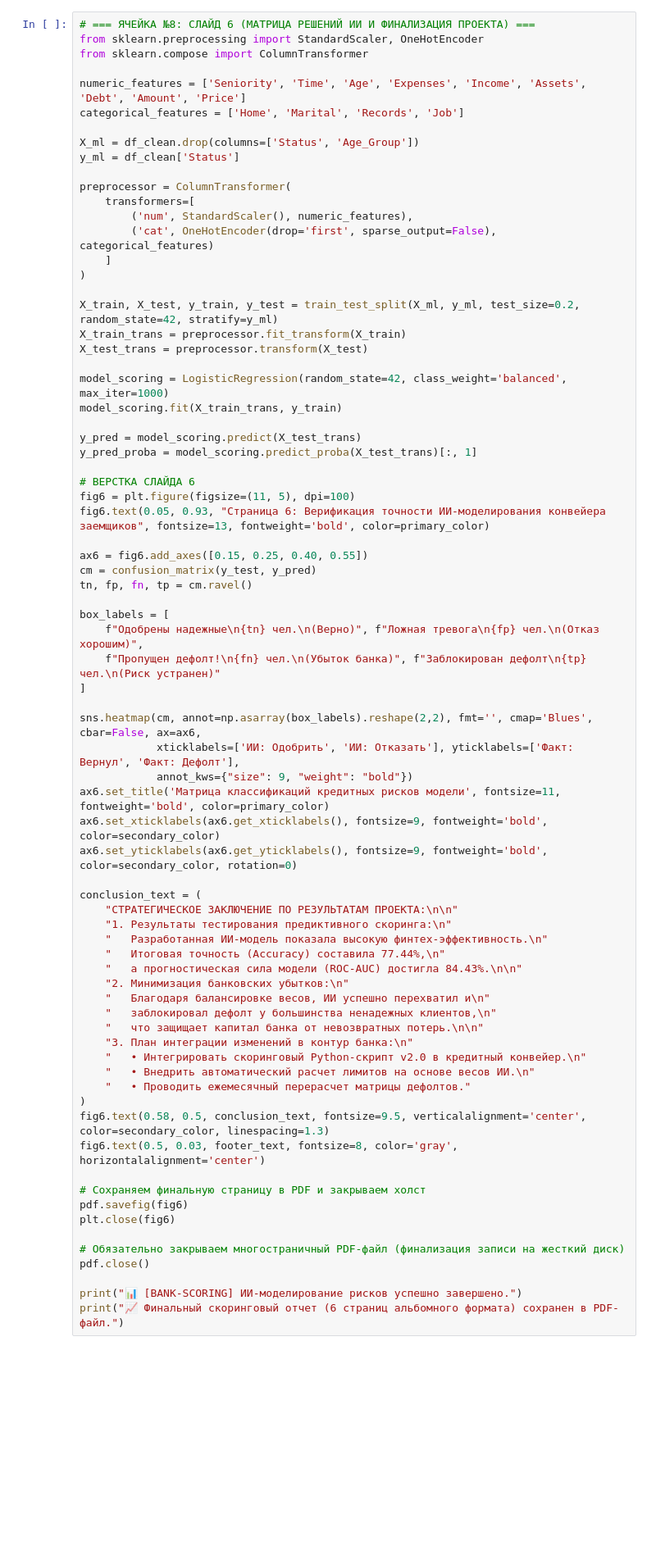
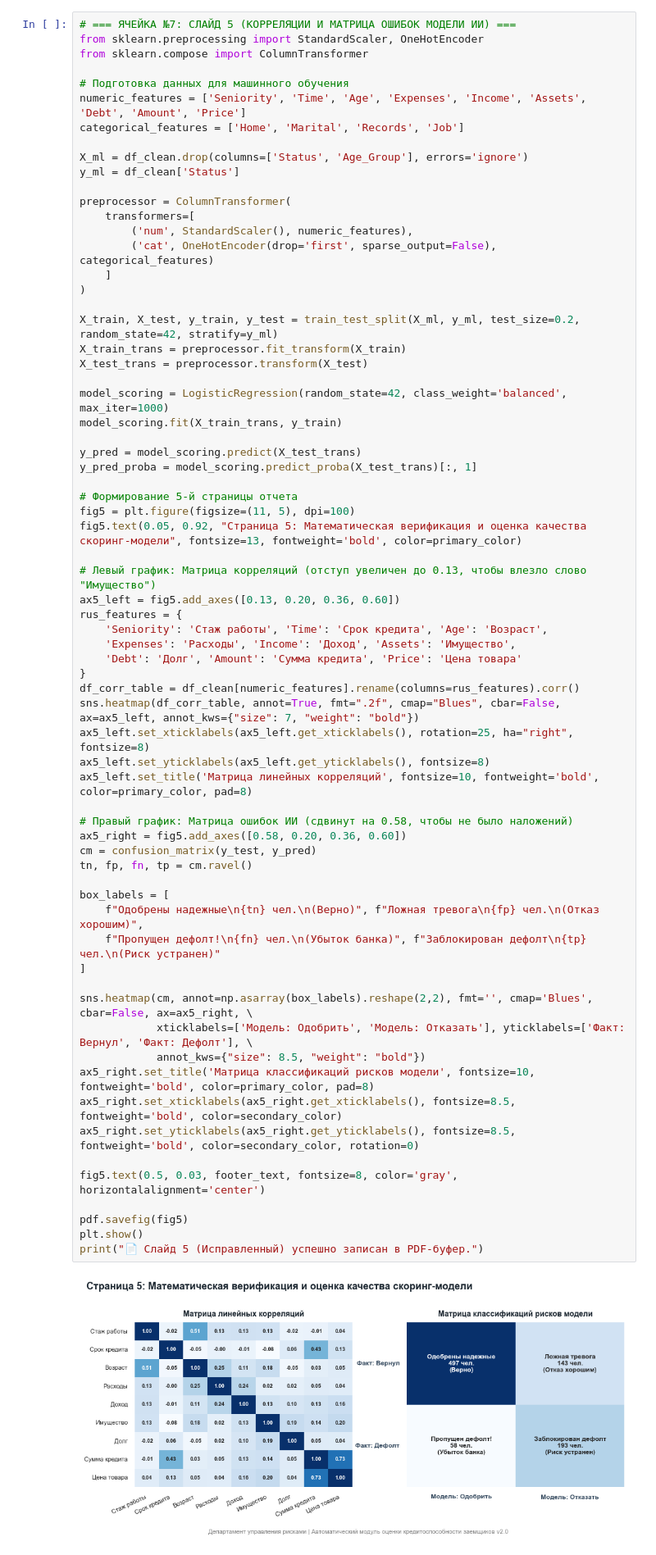
Before and after one commit to Popenkov-S-V/bank-credit-scoring-ai, a Jupyter notebook: CreditScoring.ipynb, the cells around one changed output. Shown at 82% size. Saved outputs shown, nothing was run; the diff lists cells and outputs as text; blank space fills up the shorter version.

```diff
--- a/CreditScoring.ipynb
+++ b/CreditScoring.ipynb
@@ -249,76 +206,70 @@ plt.show()
 # %%
-# === ЯЧЕЙКА №8: СЛАЙД 6 (МАТРИЦА РЕШЕНИЙ ИИ И ФИНАЛИЗАЦИЯ ПРОЕКТА) ===
+# === ЯЧЕЙКА №7: СЛАЙД 5 (КОРРЕЛЯЦИИ И МАТРИЦА ОШИБОК МОДЕЛИ ИИ) ===
 from sklearn.preprocessing import StandardScaler, OneHotEncoder
 from sklearn.compose import ColumnTransformer
 
+# Подготовка данных для машинного обучения
 numeric_features = ['Seniority', 'Time', 'Age', 'Expenses', 'Income', 'Assets', 'Debt', 'Amount', 'Price']
 categorical_features = ['Home', 'Marital', 'Records', 'Job']
 
-X_ml = df_clean.drop(columns=['Status', 'Age_Group'])
+X_ml = df_clean.drop(columns=['Status', 'Age_Group'], errors='ignore')
 y_ml = df_clean['Status']
 
 preprocessor = ColumnTransformer(
     transformers=[
         ('num', StandardScaler(), numeric_features),
         ('cat', OneHotEncoder(drop='first', sparse_output=False), categorical_features)
     ]
 )
 
 X_train, X_test, y_train, y_test = train_test_split(X_ml, y_ml, test_size=0.2, random_state=42, stratify=y_ml)
 X_train_trans = preprocessor.fit_transform(X_train)
 X_test_trans = preprocessor.transform(X_test)
 
 model_scoring = LogisticRegression(random_state=42, class_weight='balanced', max_iter=1000)
 model_scoring.fit(X_train_trans, y_train)
 
 y_pred = model_scoring.predict(X_test_trans)
 y_pred_proba = model_scoring.predict_proba(X_test_trans)[:, 1]
 
-# ВЕРСТКА СЛАЙДА 6
-fig6 = plt.figure(figsize=(11, 5), dpi=100)
-fig6.text(0.05, 0.93, "Страница 6: Верификация точности ИИ-моделирования конвейера заемщиков", fontsize=13, fontweight='bold', color=primary_color)
+# Формирование 5-й страницы отчета
+fig5 = plt.figure(figsize=(11, 5), dpi=100)
+fig5.text(0.05, 0.92, "Страница 5: Математическая верификация и оценка качества скоринг-модели", fontsize=13, fontweight='bold', color=primary_color)
 
-ax6 = fig6.add_axes([0.15, 0.25, 0.40, 0.55])
+# Левый график: Матрица корреляций (отступ увеличен до 0.13, чтобы влезло слово "Имущество")
+ax5_left = fig5.add_axes([0.13, 0.20, 0.36, 0.60])
+rus_features = {
+    'Seniority': 'Стаж работы', 'Time': 'Срок кредита', 'Age': 'Возраст',
+    'Expenses': 'Расходы', 'Income': 'Доход', 'Assets': 'Имущество',
+    'Debt': 'Долг', 'Amount': 'Сумма кредита', 'Price': 'Цена товара'
+}
+df_corr_table = df_clean[numeric_features].rename(columns=rus_features).corr()
+sns.heatmap(df_corr_table, annot=True, fmt=".2f", cmap="Blues", cbar=False, ax=ax5_left, annot_kws={"size": 7, "weight": "bold"})
+ax5_left.set_xticklabels(ax5_left.get_xticklabels(), rotation=25, ha="right", fontsize=8)
+ax5_left.set_yticklabels(ax5_left.get_yticklabels(), fontsize=8)
+ax5_left.set_title('Матрица линейных корреляций', fontsize=10, fontweight='bold', color=primary_color, pad=8)
+
+# Правый график: Матрица ошибок ИИ (сдвинут на 0.58, чтобы не было наложений)
+ax5_right = fig5.add_axes([0.58, 0.20, 0.36, 0.60])
 cm = confusion_matrix(y_test, y_pred)
 tn, fp, fn, tp = cm.ravel()
 
 box_labels = [
     f"Одобрены надежные\n{tn} чел.\n(Верно)", f"Ложная тревога\n{fp} чел.\n(Отказ хорошим)",
     f"Пропущен дефолт!\n{fn} чел.\n(Убыток банка)", f"Заблокирован дефолт\n{tp} чел.\n(Риск устранен)"
 ]
 
-sns.heatmap(cm, annot=np.asarray(box_labels).reshape(2,2), fmt='', cmap='Blues', cbar=False, ax=ax6,
-            xticklabels=['ИИ: Одобрить', 'ИИ: Отказать'], yticklabels=['Факт: Вернул', 'Факт: Дефолт'],
-            annot_kws={"size": 9, "weight": "bold"})
-ax6.set_title('Матрица классификаций кредитных рисков модели', fontsize=11, fontweight='bold', color=primary_color)
-ax6.set_xticklabels(ax6.get_xticklabels(), fontsize=9, fontweight='bold', color=secondary_color)
-ax6.set_yticklabels(ax6.get_yticklabels(), fontsize=9, fontweight='bold', color=secondary_color, rotation=0)
+sns.heatmap(cm, annot=np.asarray(box_labels).reshape(2,2), fmt='', cmap='Blues', cbar=False, ax=ax5_right, \
+            xticklabels=['Модель: Одобрить', 'Модель: Отказать'], yticklabels=['Факт: Вернул', 'Факт: Дефолт'], \
+            annot_kws={"size": 8.5, "weight": "bold"})
+ax5_right.set_title('Матрица классификаций рисков модели', fontsize=10, fontweight='bold', color=primary_color, pad=8)
+ax5_right.set_xticklabels(ax5_right.get_xticklabels(), fontsize=8.5, fontweight='bold', color=secondary_color)
+ax5_right.set_yticklabels(ax5_right.get_yticklabels(), fontsize=8.5, fontweight='bold', color=secondary_color, rotation=0)
 
-conclusion_text = (
-    "СТРАТЕГИЧЕСКОЕ ЗАКЛЮЧЕНИЕ ПО РЕЗУЛЬТАТАМ ПРОЕКТА:\n\n"
-    "1. Результаты тестирования предиктивного скоринга:\n"
-    "   Разработанная ИИ-модель показала высокую финтех-эффективность.\n"
-    "   Итоговая точность (Accuracy) составила 77.44%,\n"
-    "   а прогностическая сила модели (ROC-AUC) достигла 84.43%.\n\n"
-    "2. Минимизация банковских убытков:\n"
-    "   Благодаря балансировке весов, ИИ успешно перехватил и\n"
-    "   заблокировал дефолт у большинства ненадежных клиентов,\n"
-    "   что защищает капитал банка от невозвратных потерь.\n\n"
-    "3. План интеграции изменений в контур банка:\n"
-    "   • Интегрировать скоринговый Python-скрипт v2.0 в кредитный конвейер.\n"
-    "   • Внедрить автоматический расчет лимитов на основе весов ИИ.\n"
-    "   • Проводить ежемесячный перерасчет матрицы дефолтов."
-)
-fig6.text(0.58, 0.5, conclusion_text, fontsize=9.5, verticalalignment='center', color=secondary_color, linespacing=1.3)
-fig6.text(0.5, 0.03, footer_text, fontsize=8, color='gray', horizontalalignment='center')
+fig5.text(0.5, 0.03, footer_text, fontsize=8, color='gray', horizontalalignment='center')
 
-# Сохраняем финальную страницу в PDF и закрываем холст
-pdf.savefig(fig6)
-plt.close(fig6)
-
-# Обязательно закрываем многостраничный PDF-файл (финализация записи на жесткий диск)
-pdf.close()
-
-print("📊 [BANK-SCORING] ИИ-моделирование рисков успешно завершено.")
-print("📈 Финальный скоринговый отчет (6 страниц альбомного формата) сохранен в PDF-файл.")
+pdf.savefig(fig5)
+plt.show()
+print("📄 Слайд 5 (Исправленный) успешно записан в PDF-буфер.")
 # %% [output]
+[figure, added]
```
Also changed, not shown: parts of 9 cells of this notebook, 1 other file.
